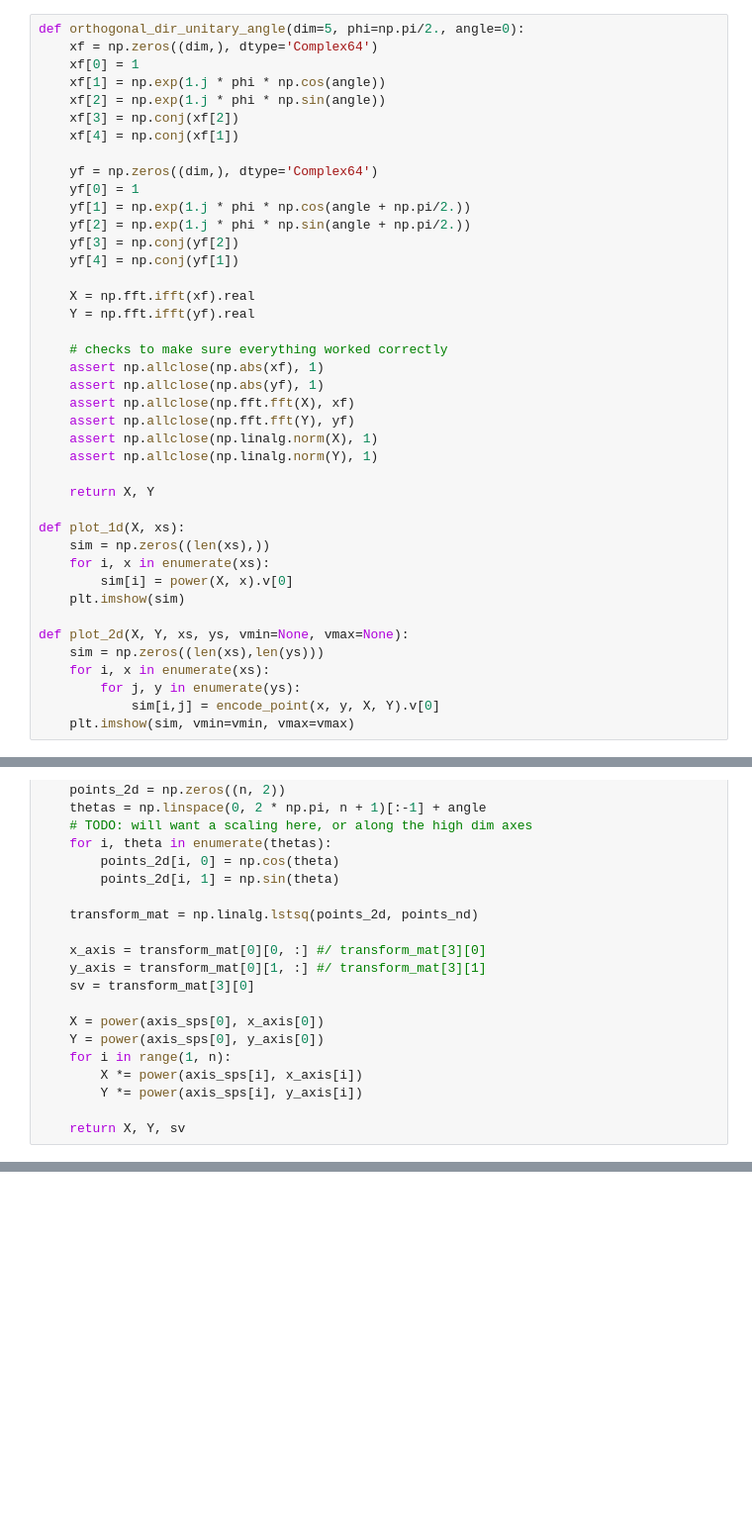
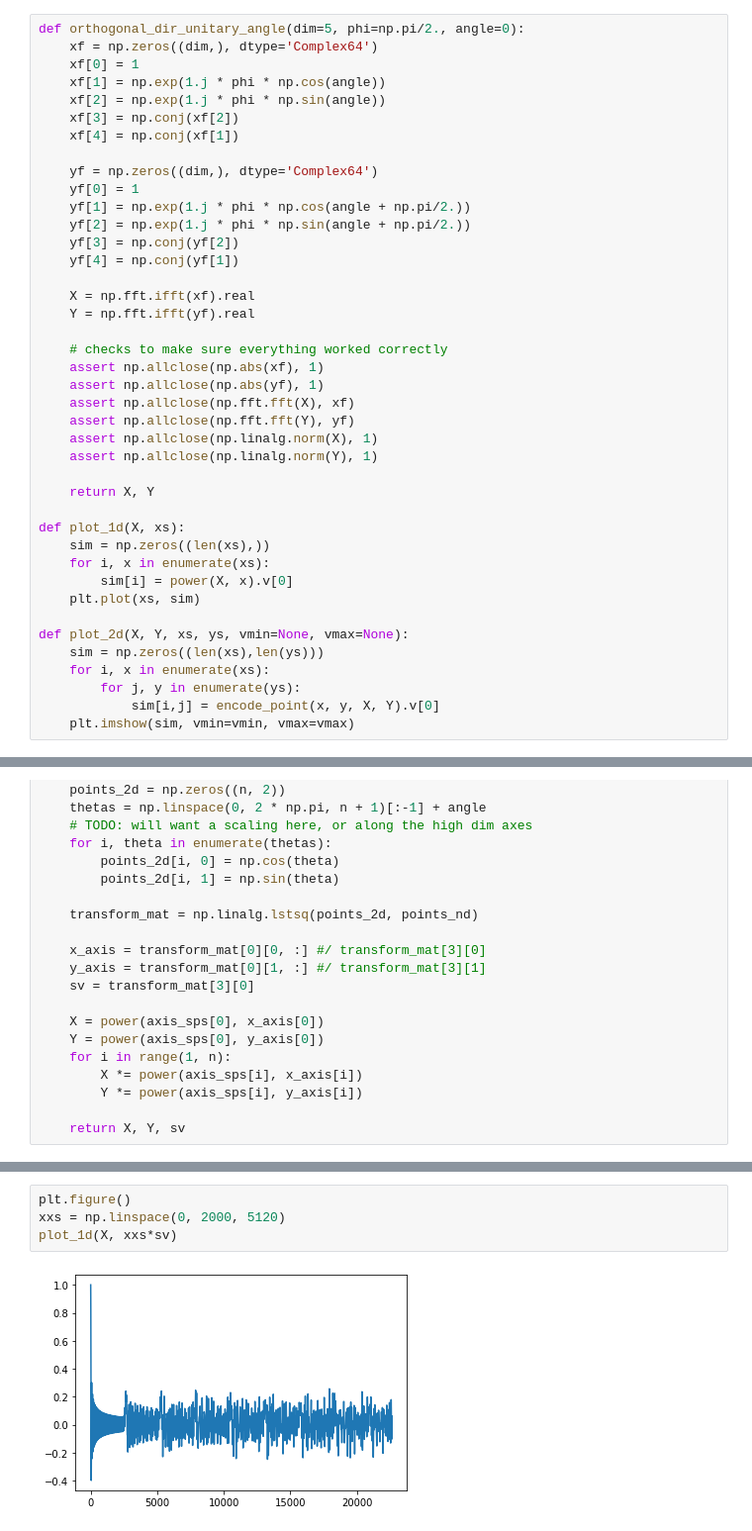
Before and after one commit to bjkomer/ssp-experiments, a Jupyter notebook: notebooks/Orthogonal phis.ipynb, the cells around one changed output, grey strips where cells are left out. Shown at 99% size. Drawn from its saved outputs; the diff is of its cells as text; blank space fills up the shorter version.

```diff
--- a/notebooks/Orthogonal phis.ipynb
+++ b/notebooks/Orthogonal phis.ipynb
@@ -39,7 +39,7 @@ def plot_1d(X, xs):
     sim = np.zeros((len(xs),))
     for i, x in enumerate(xs):
         sim[i] = power(X, x).v[0]
-    plt.imshow(sim)
+    plt.plot(xs, sim)
 
 def plot_2d(X, Y, xs, ys, vmin=None, vmax=None):
     sim = np.zeros((len(xs),len(ys)))
@@ -285,0 +286,6 @@ To use the future default and silence this warning we advise to pass `rcond=None
+# %%
+plt.figure()
+xxs = np.linspace(0, 2000, 5120)
+plot_1d(X, xxs*sv)
+# %% [output]
+[figure, added]
```
Also changed, not shown: parts of 11 cells of this notebook.
